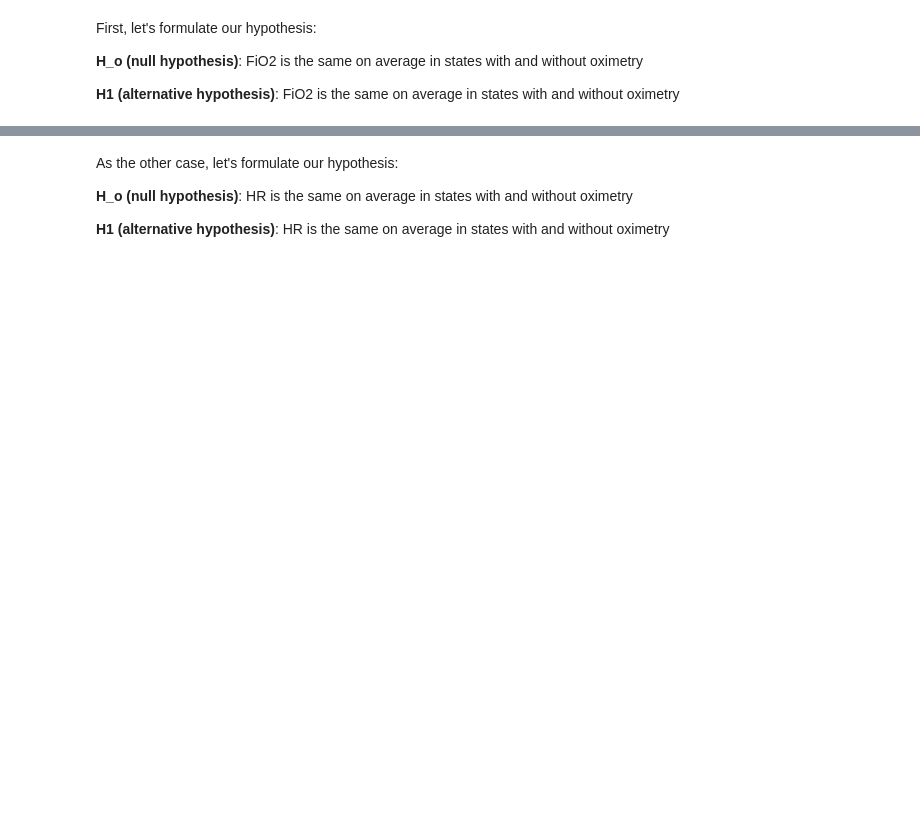
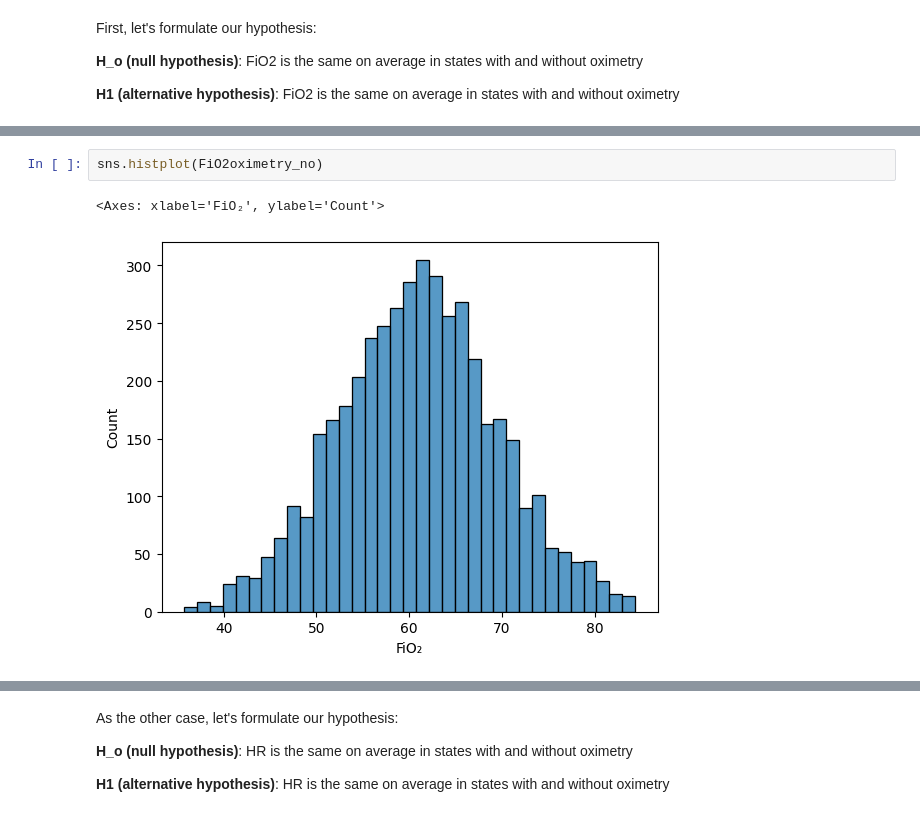
Before and after one commit to Michal2684/IUA-project, a Jupyter notebook: project.ipynb, the cells around one changed output, grey strips where cells are left out. Drawn from its saved outputs; the diff is of its cells as text; blank space fills up the shorter version.

```diff
--- a/project.ipynb
+++ b/project.ipynb
@@ -706,0 +786,5 @@ First, let's formulate our hypothesis:
+# %%
+sns.histplot(FiO2oximetry_no)
+# %% [output]
+<Axes: xlabel='FiO₂', ylabel='Count'>
+[figure, added]
```
Also changed, not shown: parts of 60 cells of this notebook.
